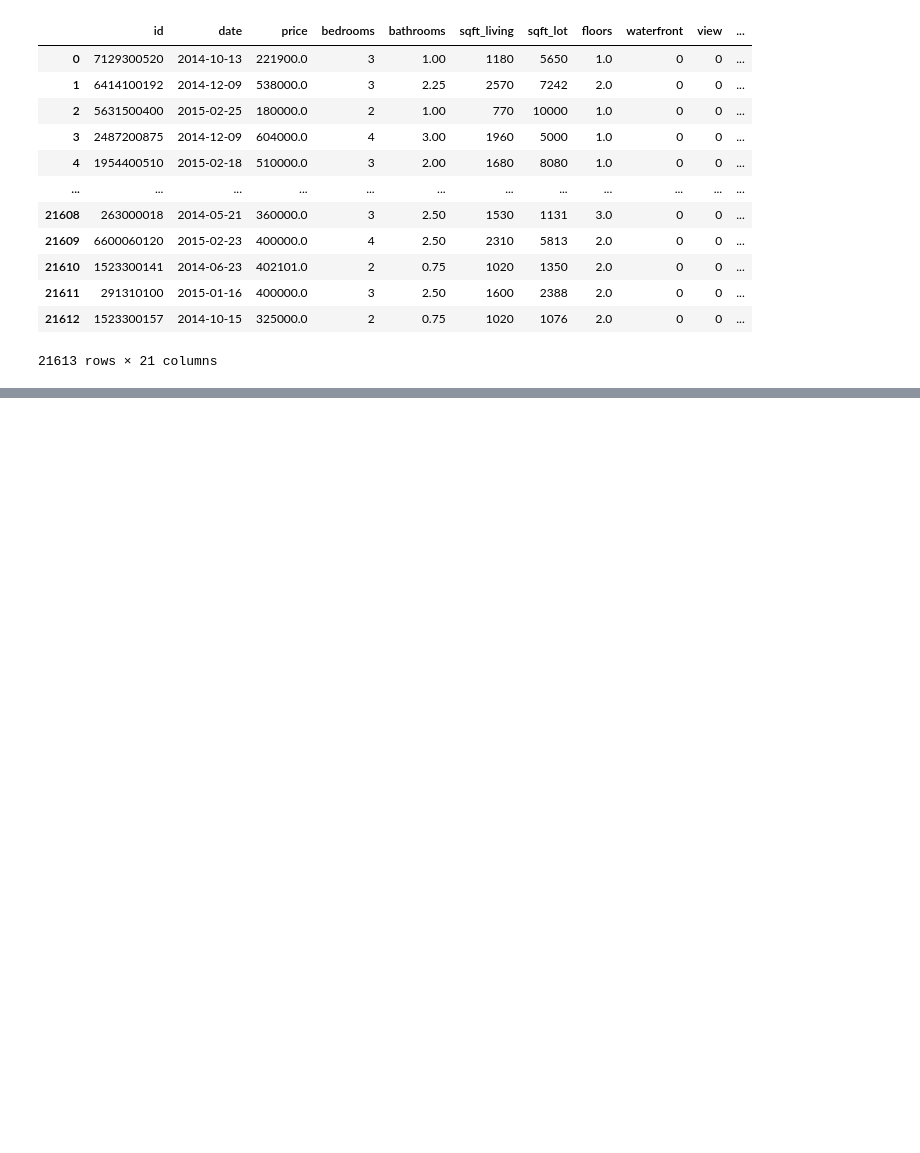
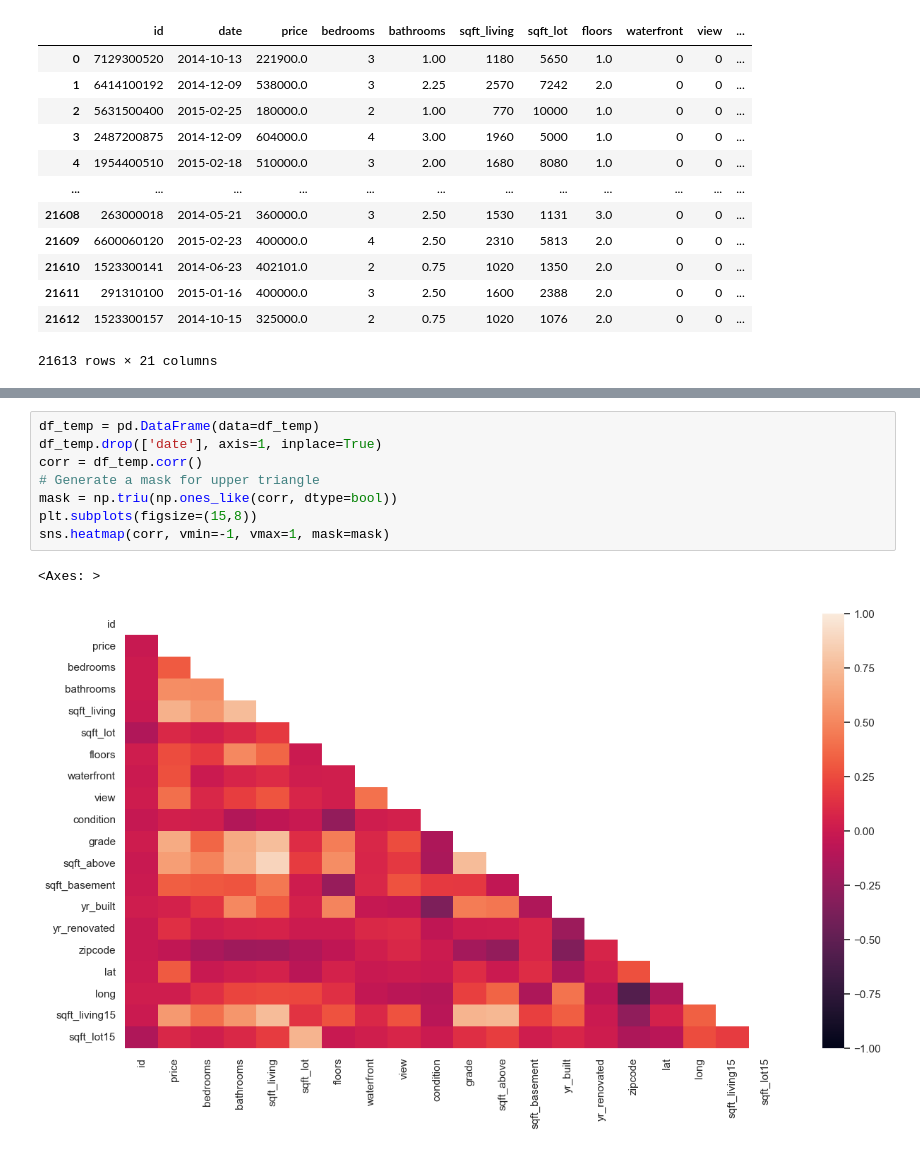
Before and after one commit to scottmr007/house_price_predict, a Jupyter notebook: price_predict.ipynb, the cells around one changed output, grey strips where cells are left out. Saved outputs shown, nothing was run; the diff lists cells and outputs as text; blank space fills up the shorter version.

```diff
--- a/price_predict.ipynb
+++ b/price_predict.ipynb
@@ -145,0 +201,11 @@ df
+# %%
+df_temp = pd.DataFrame(data=df_temp)
+df_temp.drop(['date'], axis=1, inplace=True)
+corr = df_temp.corr()
+# Generate a mask for upper triangle
+mask = np.triu(np.ones_like(corr, dtype=bool))
+plt.subplots(figsize=(15,8))
+sns.heatmap(corr, vmin=-1, vmax=1, mask=mask)
+# %% [output]
+<Axes: >
+[figure, added]
```
Also changed, not shown: parts of 16 cells of this notebook, 1 other file.
